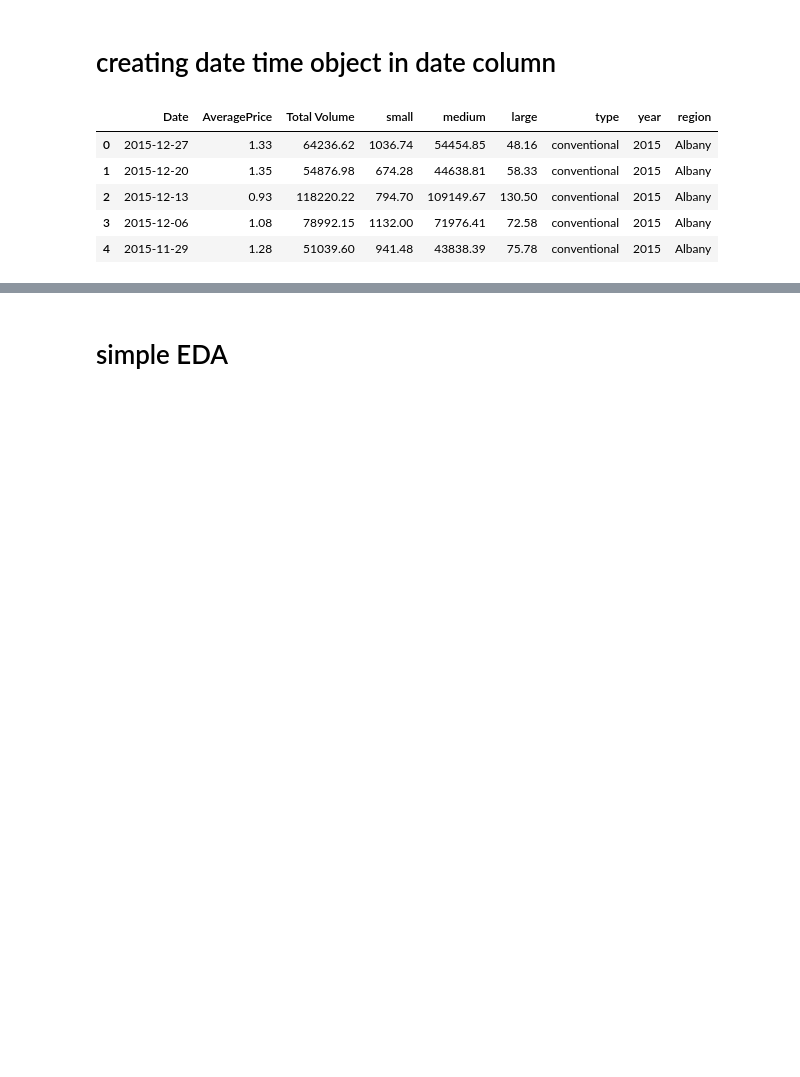
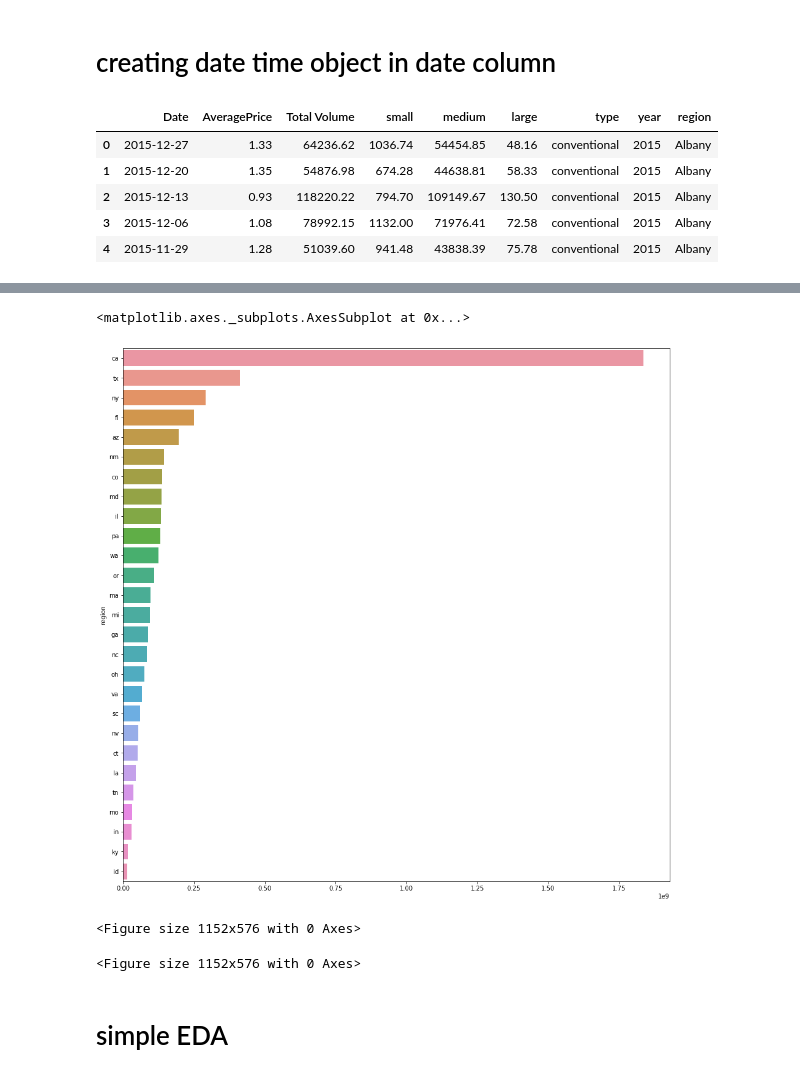
Before and after one commit to rmei97/avocado_prices, a Jupyter notebook: data_exploration_r.ipynb, the cells around one changed output, grey strips where cells are left out. Saved outputs shown, nothing was run; the diff lists cells and outputs as text; code cells hidden in the pictures; blank space fills up the shorter version.

```diff
--- a/data_exploration_r.ipynb
+++ b/data_exploration_r.ipynb
@@ -44,3 +54,16 @@ av.set_index('Date',inplace = True)
+# %%
+graph2 = avocado.groupby('region')['Total Volume'].sum().sort_values(ascending = False)
+fig,ax = plt.subplots(figsize = (16,16))
+sns.barplot(graph2.values, graph2.index)
+# %% [output]
+<matplotlib.axes._subplots.AxesSubplot at 0x...>
+[figure, added]
+# %%
+plt.figure(figsize = (16,8))
+sns.barplot()
+# %% [output]
+<Figure size 1152x576 with 0 Axes>
+<Figure size 1152x576 with 0 Axes>
 # %% [markdown]
 # simple EDA
 # %%
```
Also changed, not shown: parts of 5 cells of this notebook, 1 other file.
